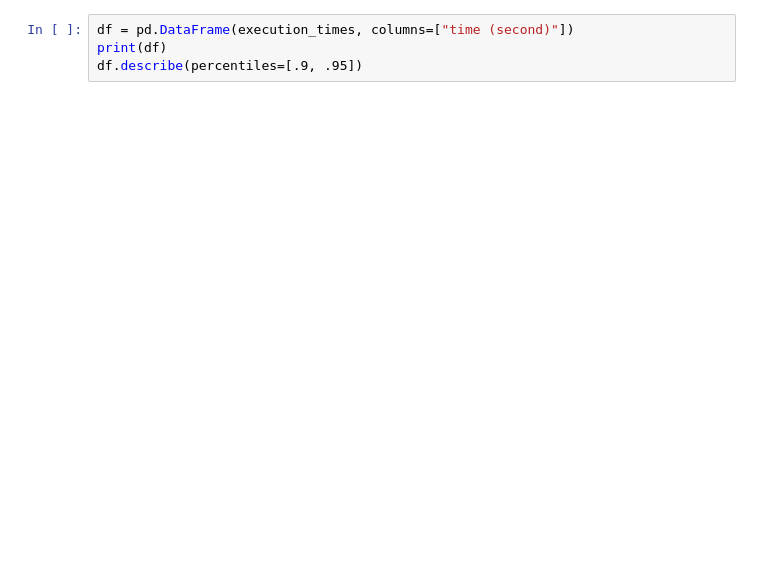
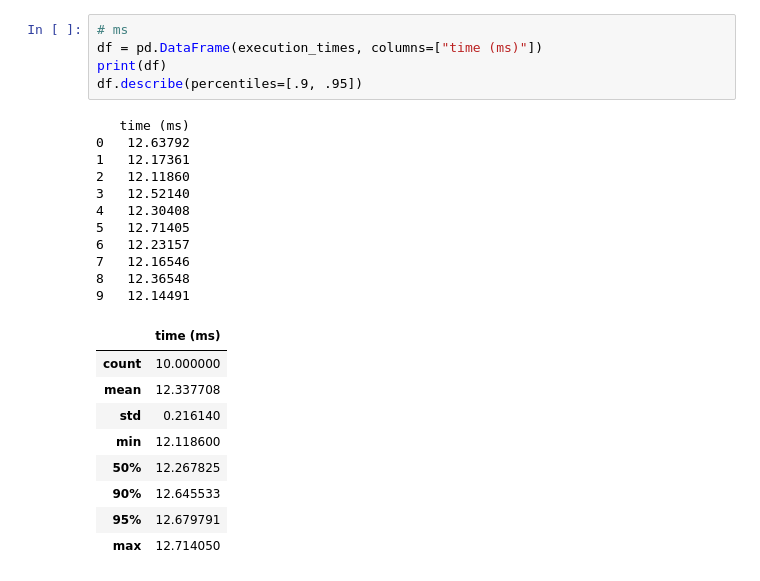
Before and after one commit to PomPerWoW/ml-model-optimization, a Jupyter notebook: run.ipynb, the cells around one changed output. Cells and saved outputs as stored; diff of their text form; blank space fills up the shorter version.

```diff
--- a/run.ipynb
+++ b/run.ipynb
@@ -111,4 +514,26 @@ df.describe(percentiles=[.9, .95])
 # %%
-df = pd.DataFrame(execution_times, columns=["time (second)"])
+# ms
+df = pd.DataFrame(execution_times, columns=["time (ms)"])
 print(df)
 df.describe(percentiles=[.9, .95])
+# %% [output]
+   time (ms)
+0   12.63792
+1   12.17361
+2   12.11860
+3   12.52140
+4   12.30408
+5   12.71405
+6   12.23157
+7   12.16546
+8   12.36548
+9   12.14491
+|  | time (ms) |
+| count | 10.000000 |
+| mean | 12.337708 |
+| std | 0.216140 |
+| min | 12.118600 |
+| 50% | 12.267825 |
+| 90% | 12.645533 |
+| 95% | 12.679791 |
+| max | 12.714050 |
```
Also changed, not shown: parts of 35 cells of this notebook, 7 other files.
